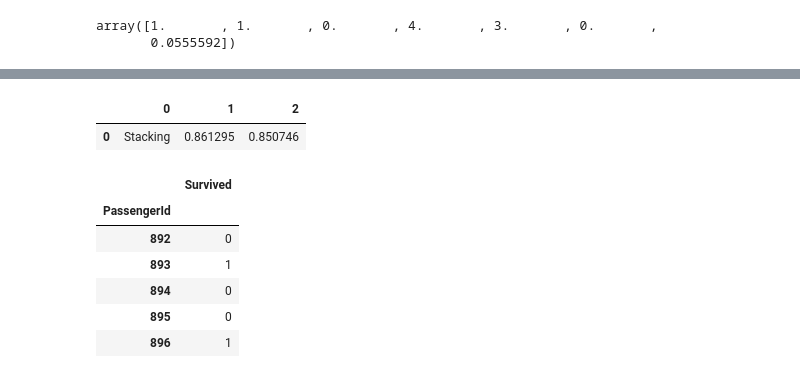
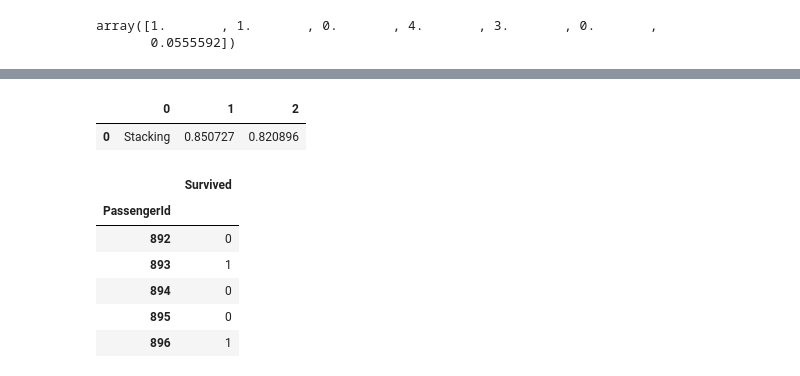
Before and after one commit to PushkaraSharma/Kaggle_Notebooks, a Jupyter notebook: titanic/titanic_EDA-Copy1.ipynb, the cells around one changed output, grey strips where cells are left out. Saved outputs shown, nothing was run; the diff lists cells and outputs as text; code cells hidden in the pictures.

```diff
--- a/titanic/titanic_EDA-Copy1.ipynb
+++ b/titanic/titanic_EDA-Copy1.ipynb
@@ -553,18 +553,18 @@ sta_list
                       weights='uniform')]
 # %%
 from sklearn.ensemble import StackingClassifier
-est = [("ran_for",sta_list[3]),("ada_boost",sta_list[4]),("grad_boost",sta_list[5]),("XGB",sta_list[6]),("svc",sta_list[1]),("knn",sta_list[7])]
+est = [("D_tree",sta_list[2]),("ran_for",sta_list[3]),("ada_boost",sta_list[4]),("grad_boost",sta_list[5]),("XGB",sta_list[6]),("svc",sta_list[1]),("knn",sta_list[7])]
 sc = StackingClassifier(estimators=est,final_estimator = sta_list[6],cv=sf,passthrough=False)
 sc.fit(x_train,y_train)
 y_pred = sc.predict(x_test)
 cm1 = confusion_matrix(y_test,y_pred)
 y_pred_train = sc.predict(x_train)
 cm2 = confusion_matrix(y_train,y_pred_train)
 train_sc = pd.DataFrame()
 train_sc.append(pd.Series(["Stacking",(cm2[0,0]+cm2[1,1,])/(cm2[0,0]+cm2[0,1]+cm2[1,0]+cm2[1,1]),(cm1[0,0]+cm1[1,1,])/(cm1[0,0]+cm1[0,1]+cm1[1,0]+cm1[1,1])]),ignore_index=True)
 # %% [output]
 |  | 0 | 1 | 2 |
-| 0 | Stacking | 0.861295 | 0.850746 |
+| 0 | Stacking | 0.850727 | 0.820896 |
 # %%
 df3 =df2.values
 pred = sc.predict(df3)
```
Also changed, not shown: parts of 7 cells of this notebook, 3 other files.
